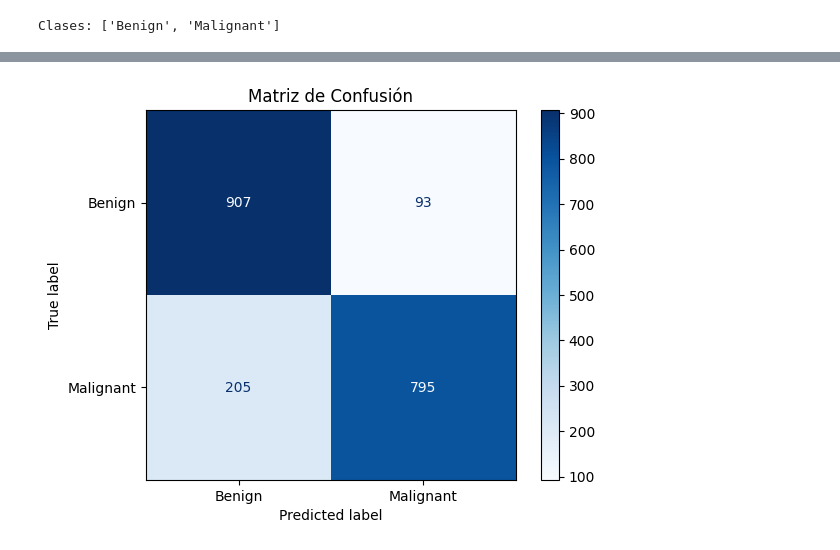
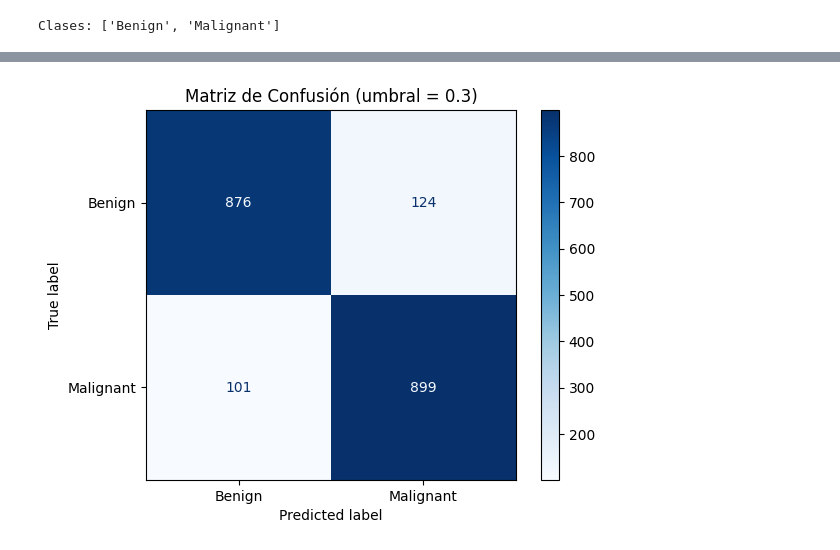
Before and after one commit to josean9/Caso1.-Detecci-n-de-melanomas, a Jupyter notebook: notebooks/notebook2.ipynb, the cells around one changed output, grey strips where cells are left out. Drawn from its saved outputs; the diff is of its cells as text; code cells hidden in the pictures.

```diff
--- a/notebooks/notebook2.ipynb
+++ b/notebooks/notebook2.ipynb
@@ -96,24 +96,27 @@ class CNNFeatures(nn.Module):
     def __init__(self, num_classes):
         super(CNNFeatures, self).__init__()
         self.features = nn.Sequential(
-            nn.Conv2d(6, 32, 3, padding=1), nn.ReLU(),
-            nn.Conv2d(32, 32, 3, padding=1), nn.ReLU(),
+            nn.Conv2d(7, 32, 3, padding=1), nn.ReLU(),
             nn.MaxPool2d(2),
 
             nn.Conv2d(32, 64, 3, padding=1), nn.ReLU(),
-            nn.Conv2d(64, 64, 3, padding=1), nn.ReLU(),
             nn.MaxPool2d(2),
 
             nn.Conv2d(64, 128, 3, padding=1), nn.ReLU(),
-            nn.Conv2d(128, 128, 3, padding=1), nn.ReLU(),
+            nn.MaxPool2d(2),
+
+            nn.Conv2d(128, 256, 3, padding=1), nn.ReLU(),
+            nn.MaxPool2d(2),
+
+
             nn.AdaptiveAvgPool2d((1,1))
         )
         self.classifier = nn.Sequential(
             nn.Dropout(0.5),
-            nn.Linear(128, 128),
+            nn.Linear(256, 256),
             nn.ReLU(),
             nn.Dropout(0.5),
-            nn.Linear(128, num_classes)
+            nn.Linear(256, num_classes)
         )
 
     def forward(self,x):
@@ -127,8 +130,8 @@ criterion = nn.CrossEntropyLoss()
 optimizer = optim.Adam(model.parameters(), lr=0.001, weight_decay=1e-4)
 
 # --- Entrenamiento con early stopping ---
-num_epochs = 40
-patience = 6
+num_epochs = 50
+patience = 8
 best_val_loss = float('inf')
 counter = 0
 
@@ -524,32 +254,32 @@ Epoch 2/80 | Train Loss: 0.4829 | Train Acc: 0.7716 | Val Loss: 0.5364 | Val Acc
 model.eval()
 all_preds = []
 all_labels = []
 
-umbral = 0.4  # 🔥 más bajo = más sensibles (menos falsos negativos)
+umbral = 0.3
 # Ejemplo: 0.5 = normal, 0.4 = más propenso a decir "maligno"
 
 with torch.no_grad():
     for images, labels in test_loader:
         images = images.float().to(device)
         labels = labels.to(device)
 
         outputs = model(images)
         probs = torch.softmax(outputs, dim=1)  # convierte logits en probabilidades
 
         # Probabilidad de la clase "malignant" (índice 1)
         malignant_probs = probs[:, 1]
 
         # Predicción personalizada según umbral
         preds = (malignant_probs > umbral).long()
 
         all_preds.extend(preds.cpu().numpy())
         all_labels.extend(labels.cpu().numpy())
 
 # --- Matriz de confusión ---
 cm = confusion_matrix(all_labels, all_preds)
 disp = ConfusionMatrixDisplay(confusion_matrix=cm, display_labels=train_data.classes)
 disp.plot(cmap=plt.cm.Blues)
 plt.title(f"Matriz de Confusión (umbral = {umbral})")
 plt.show()
 # %% [output]
-[figure, old version]
+[figure, new version]
```
Also changed, not shown: parts of 5 cells of this notebook, 3 other files.
